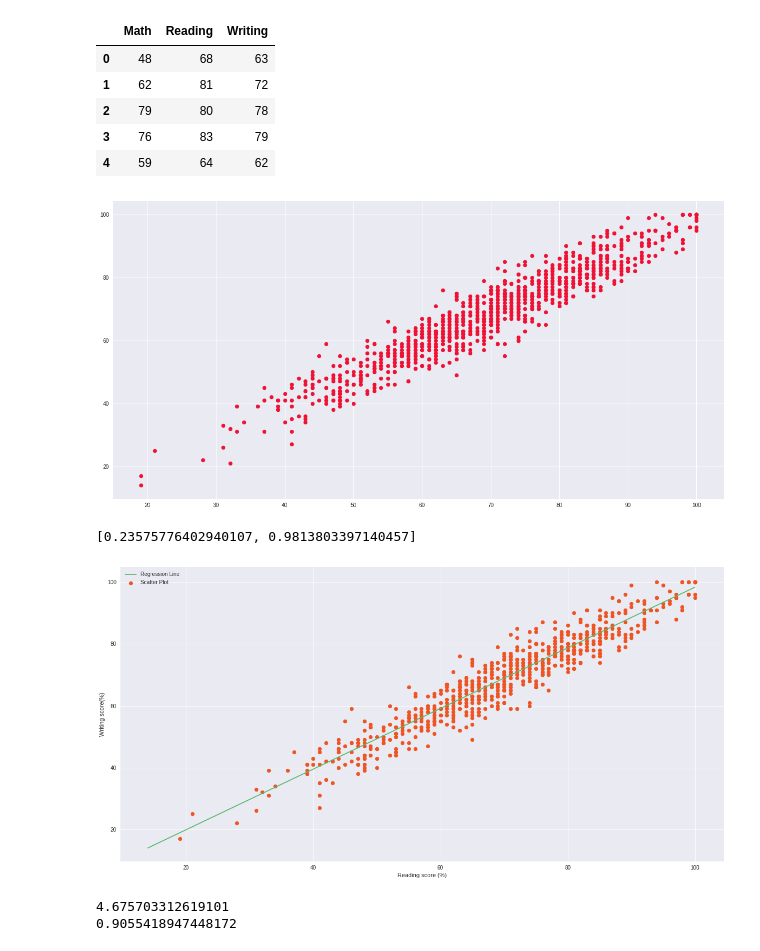
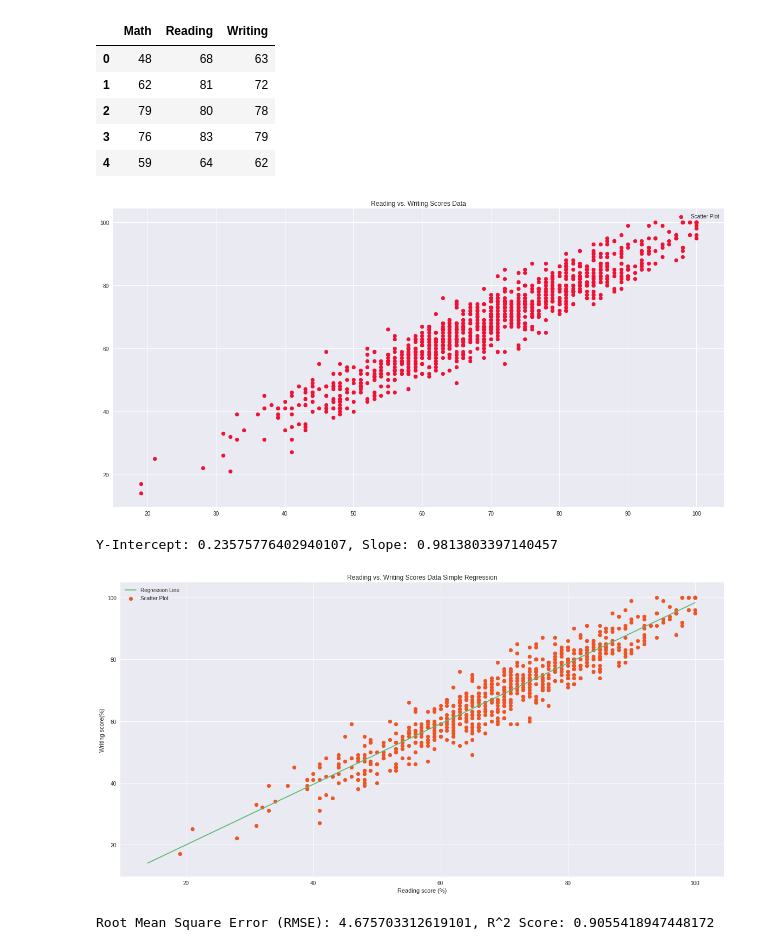
Before and after one commit to ADSA-UIUC/AdvancedWorkshopsFA18, a Jupyter notebook: ADSA_SupervisedLearning_091618/Solutions/Simple_Linear_Regression_Solution.ipynb, the cells around one changed output. Cells and saved outputs as stored; diff of their text form; code cells hidden in the pictures.

```diff
--- a/ADSA_SupervisedLearning_091618/Solutions/Simple_Linear_Regression_Solution.ipynb
+++ b/ADSA_SupervisedLearning_091618/Solutions/Simple_Linear_Regression_Solution.ipynb
@@ -85,10 +85,12 @@ data.head()
 | 4 | 59 | 64 | 62 |
 # %%
 # Ploting the scores as scatter plot
-plt.scatter(data['Reading'].values, data['Writing'].values, color='#ef1234')
+plt.scatter(data['Reading'].values, data['Writing'].values, color='#ef1234', label='Scatter Plot')
+plt.title("Reading vs. Writing Scores Data")
+plt.legend()
 plt.show()
 # %% [output]
-[figure, old version]
+[figure, new version]
 # %%
 train_data = data.head(700)
 
@@ -96,34 +98,34 @@ features = train_data['Reading'].values
 targets = train_data['Writing'].values
 
 coefficients = train(features, targets)
+y_int = coefficients[0]
+slope = coefficients[1]
 
-print(coefficients)
+print("Y-Intercept: {0}, Slope: {1}".format(y_int, slope))
 # %% [output]
-[0.23575776402940107, 0.9813803397140457]
+Y-Intercept: 0.23575776402940107, Slope: 0.9813803397140457
 # %%
 # Plotting Values and Regression Line
-
 max_x = np.max(features)
 min_x = np.min(features) - 5
-y_int = coefficients[0]
-slope = coefficients[1]
 
 # Calculating line values x and y
 x = np.linspace(min_x, max_x, 1000)
 y = y_int + slope * x
 
 # Ploting Line
 plt.plot(x, y, color='#58b970', label='Regression Line')
 
 # Ploting Scatter Points
 plt.scatter(features, targets, c='#ef5423', label='Scatter Plot')
 
 plt.xlabel('Reading score (%)')
 plt.ylabel('Writing score(%)')
+plt.title("Reading vs. Writing Scores Data Simple Regression")
 plt.legend()
 plt.show()
 # %% [output]
-[figure, old version]
+[figure, new version]
 # %%
 test_data = data.tail(300)
 
@@ -131,8 +133,6 @@ test_features = test_data['Reading'].values
 test_targets = test_data['Writing'].values
 
 rmse, R2_score = test(test_features, test_targets, coefficients)
-print(rmse)
-print(R2_score)
+print("Root Mean Square Error (RMSE): {0}, R^2 Score: {1}".format(rmse, R2_score))
 # %% [output]
-4.675703312619101
-0.9055418947448172
+Root Mean Square Error (RMSE): 4.675703312619101, R^2 Score: 0.9055418947448172
```
Also changed, not shown: 3 other files.
